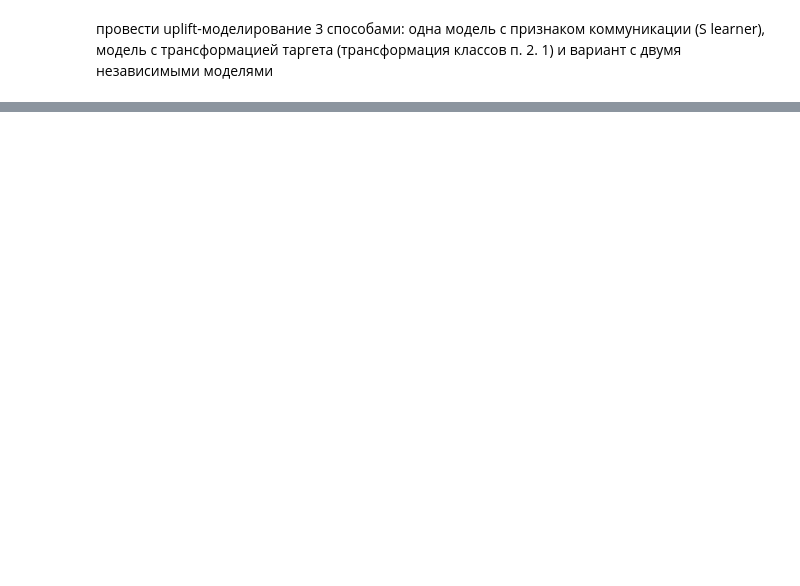
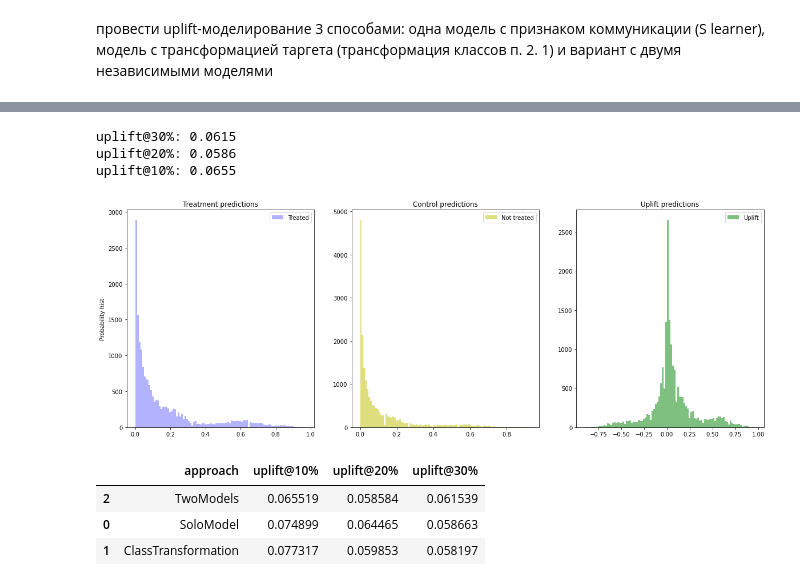
Before and after one commit to skyseedim/ML-in-Business, a Jupyter notebook: HW4.ipynb, the cells around one changed output, grey strips where cells are left out. Drawn from its saved outputs; the diff is of its cells as text; code cells hidden in the pictures; blank space fills up the shorter version.

```diff
--- a/HW4.ipynb
+++ b/HW4.ipynb
@@ -217,0 +178,35 @@ plot_uplift_preds(trmnt_preds=sm_trmnt_preds, ctrl_preds=sm_ctrl_preds);
+# %%
+tm = TwoModels(
+    estimator_trmnt=RandomForestClassifier(random_state=28),
+    estimator_ctrl=RandomForestClassifier(random_state=28),
+    method='vanilla'
+)
+tm = tm.fit(X_train, y_train, treat_train)
+
+uplift_tm = tm.predict(X_val)
+
+tm_score = uplift_at_k(y_true=y_val, uplift=uplift_tm, treatment=treat_val, strategy='by_group', k=0.3)
+print(f'uplift@30%: {tm_score:.4f}')
+tm_score_2 = uplift_at_k(y_true=y_val, uplift=uplift_tm, treatment=treat_val, strategy='by_group', k=0.2)
+print(f'uplift@20%: {tm_score_2:.4f}')
+tm_score_3 = uplift_at_k(y_true=y_val, uplift=uplift_tm, treatment=treat_val, strategy='by_group', k=0.1)
+print(f'uplift@10%: {tm_score_3:.4f}')
+
+models_results['approach'].append('TwoModels')
+models_results['uplift@10%'].append(tm_score_3)
+models_results['uplift@20%'].append(tm_score_2)
+models_results['uplift@30%'].append(tm_score)
+
+plot_uplift_preds(trmnt_preds=tm.trmnt_preds_, ctrl_preds=tm.ctrl_preds_);
+# %% [output]
+uplift@30%: 0.0615
+uplift@20%: 0.0586
+uplift@10%: 0.0655
+[figure, added]
+# %%
+pd.DataFrame(data=models_results).sort_values('uplift@30%', ascending=False)
+# %% [output]
+|  | approach | uplift@10% | uplift@20% | uplift@30% |
+| 2 | TwoModels | 0.065519 | 0.058584 | 0.061539 |
+| 0 | SoloModel | 0.074899 | 0.064465 | 0.058663 |
+| 1 | ClassTransformation | 0.077317 | 0.059853 | 0.058197 |
```
Also changed, not shown: parts of 19 cells of this notebook.
